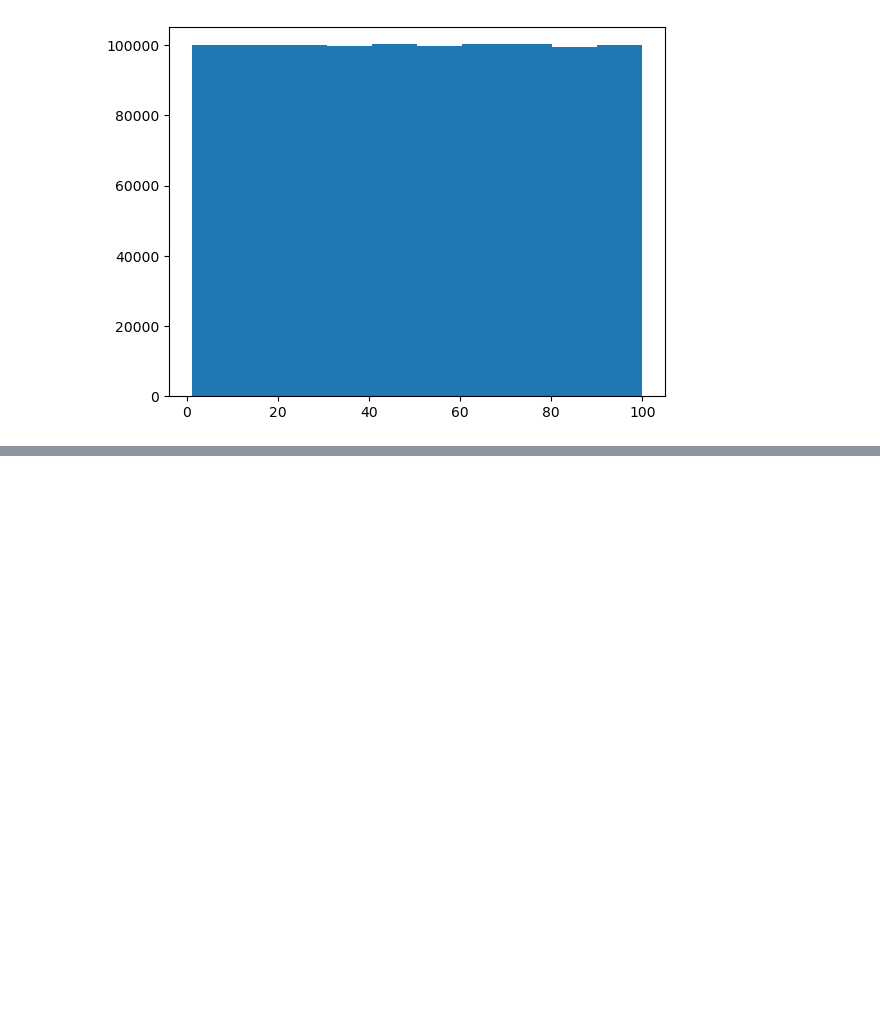
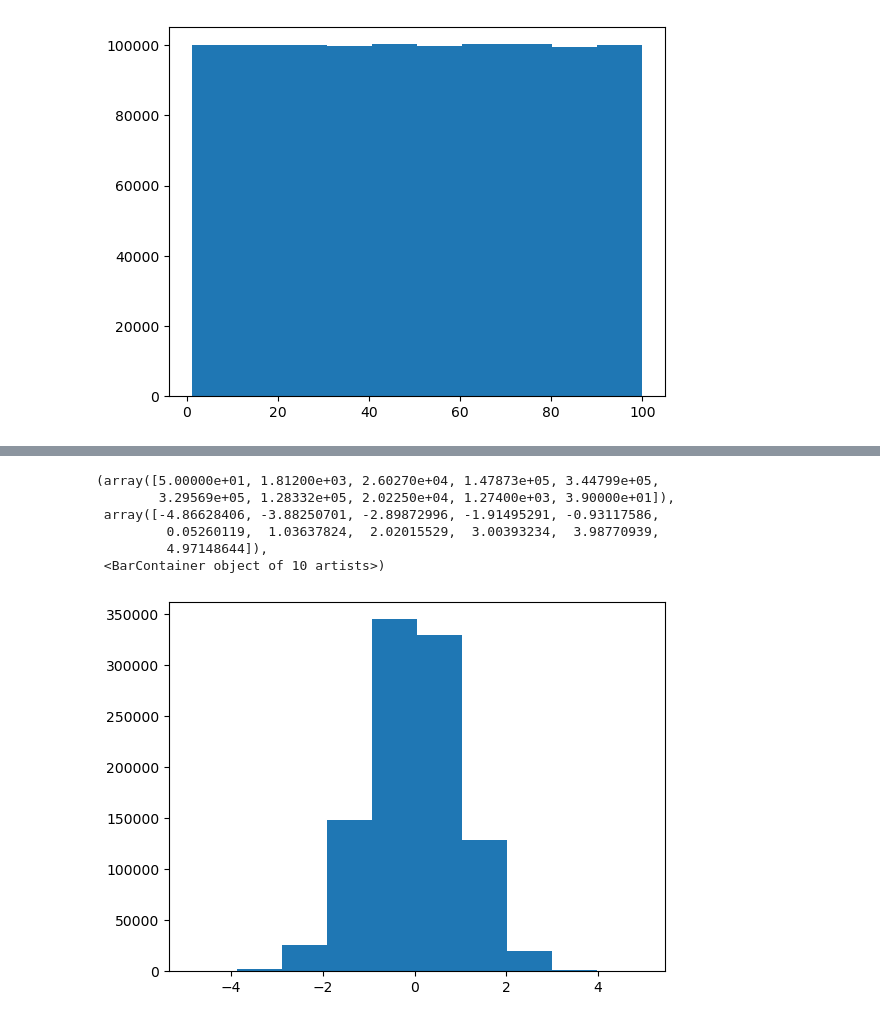
Before and after one commit to cdgutierrez456/data-science-course-gabriel-gomila, a Jupyter notebook: T2 - 2 - Data cleaning - Funciones de distribucion de probabilidad.ipynb, the cells around one changed output, grey strips where cells are left out. Saved outputs shown, nothing was run; the diff lists cells and outputs as text; code cells hidden in the pictures; blank space fills up the shorter version.

```diff
--- a/T2 - 2 - Data cleaning - Funciones de distribucion de probabilidad.ipynb
+++ b/T2 - 2 - Data cleaning - Funciones de distribucion de probabilidad.ipynb
@@ -23,0 +35,10 @@ plt.hist(data)
+# %%
+plt.hist(data)
+# %% [output]
+(array([5.00000e+01, 1.81200e+03, 2.60270e+04, 1.47873e+05, 3.44799e+05,
+        3.29569e+05, 1.28332e+05, 2.02250e+04, 1.27400e+03, 3.90000e+01]),
+ array([-4.86628406, -3.88250701, -2.89872996, -1.91495291, -0.93117586,
+         0.05260119,  1.03637824,  2.02015529,  3.00393234,  3.98770939,
+         4.97148644]),
+ <BarContainer object of 10 artists>)
+[figure, added]
```
Also changed, not shown: parts of 10 cells of this notebook.
